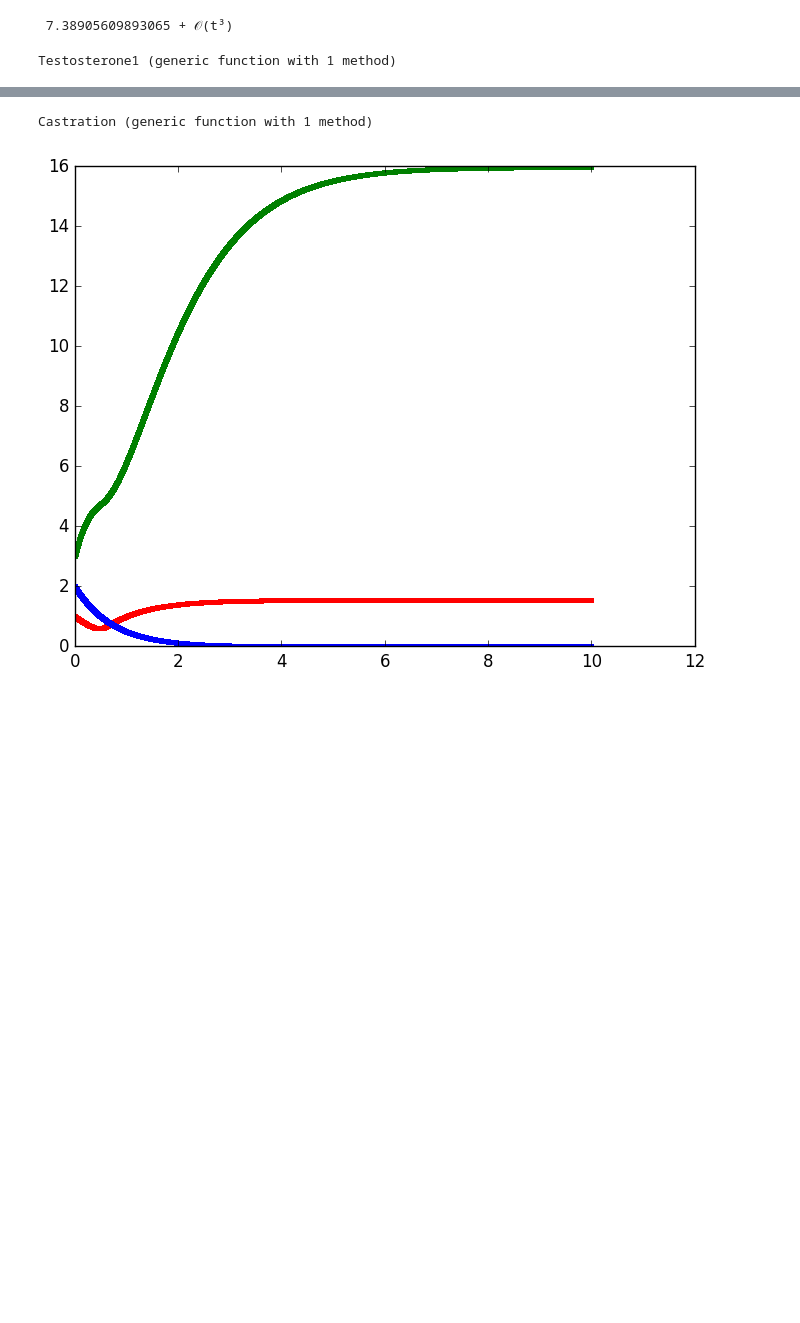
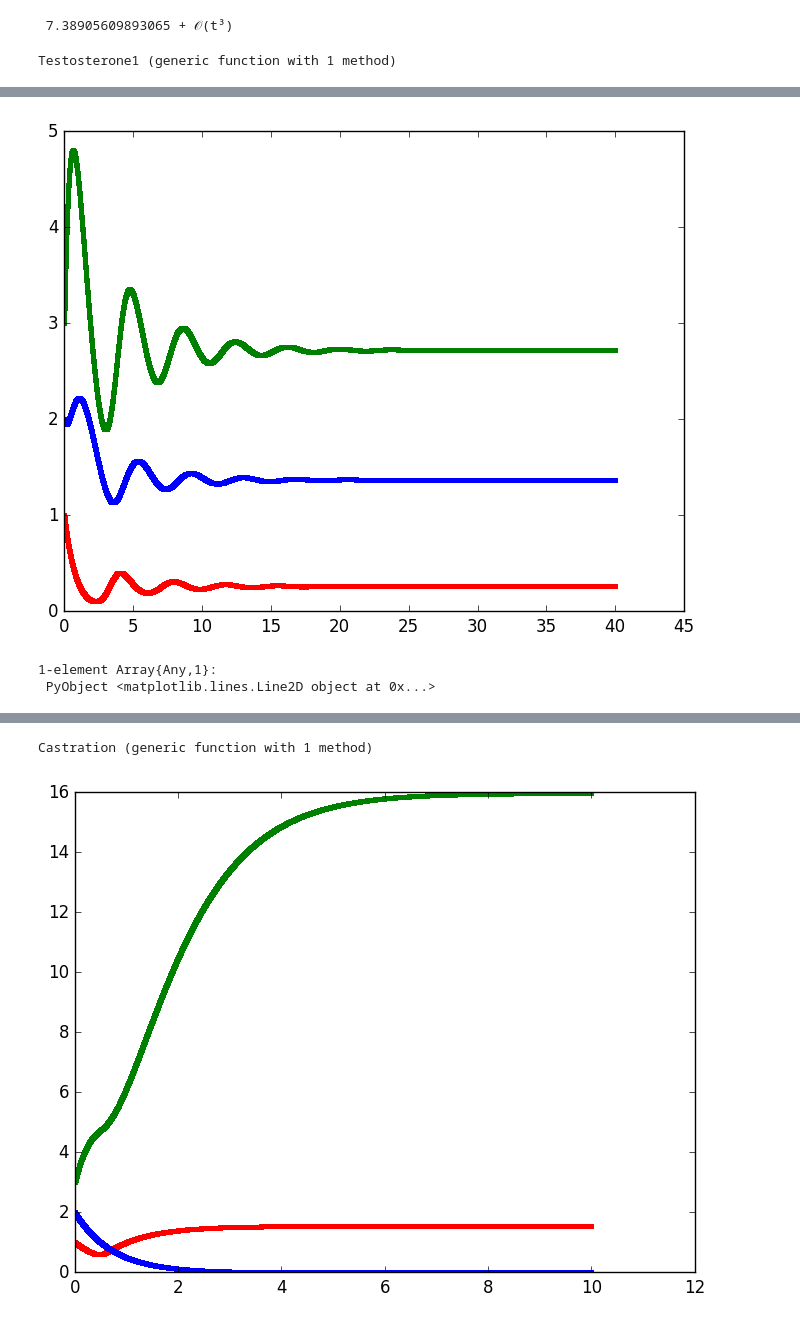
Before and after one commit to YazSant/ProyectoTSFC, a Jupyter notebook: Proyecto.ipynb, the cells around one changed output, grey strips where cells are left out. Drawn from its saved outputs; the diff is of its cells as text; code cells hidden in the pictures; blank space fills up the shorter version.

```diff
--- a/Proyecto.ipynb
+++ b/Proyecto.ipynb
@@ -121,3 +158,8 @@ T=Testosterone1(1.0,2.0,3.0,5,0.0,10.0)[4];
+# %%
+t_5=Testosterone1(1.0,2.0,3.0,5,0.0,40.0)[1];
+R_5=Testosterone1(1.0,2.0,3.0,5,0.0,40.0)[2];
+L_5=Testosterone1(1.0,2.0,3.0,5,0.0,40.0)[3];
+T_5=Testosterone1(1.0,2.0,3.0,5,0.0,40.0)[4];
 # %%
 plot(t,R,"r.")
 plot(t,T, "b.")
@@ -127,5 +169,13 @@ plot(t,L, "g.")
 1-element Array{Any,1}:
  PyObject <matplotlib.lines.Line2D object at 0x...>
+# %%
+plot(t_5,R_5,"r.")
+plot(t_5,T_5, "b.")
+plot(t_5,L_5, "g.")
+# %% [output]
+[figure, added]
+1-element Array{Any,1}:
+ PyObject <matplotlib.lines.Line2D object at 0x...>
 # %%
 plot(L,R)
 # %% [output]
```
Also changed, not shown: parts of 16 cells of this notebook.
